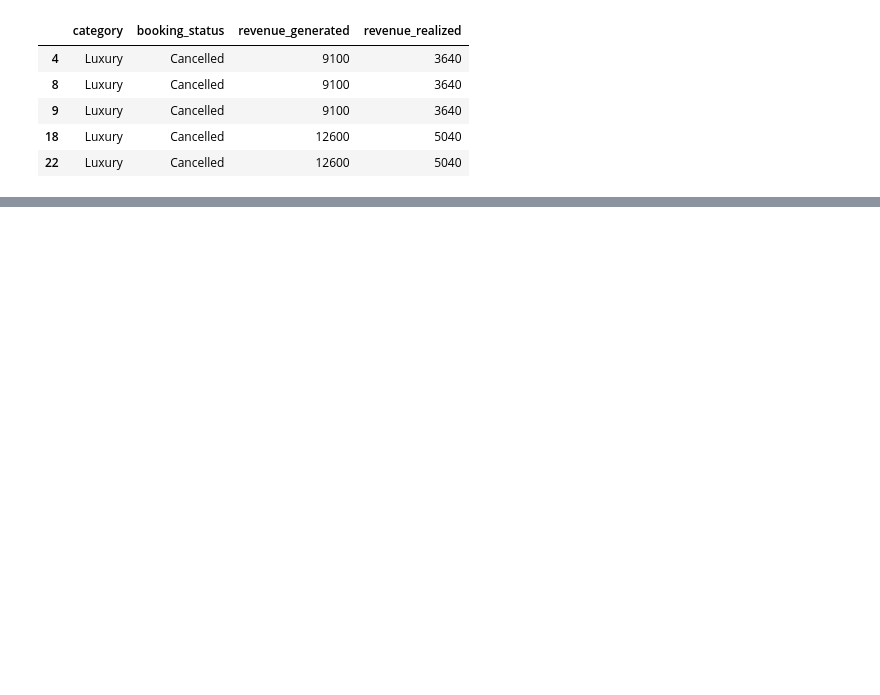
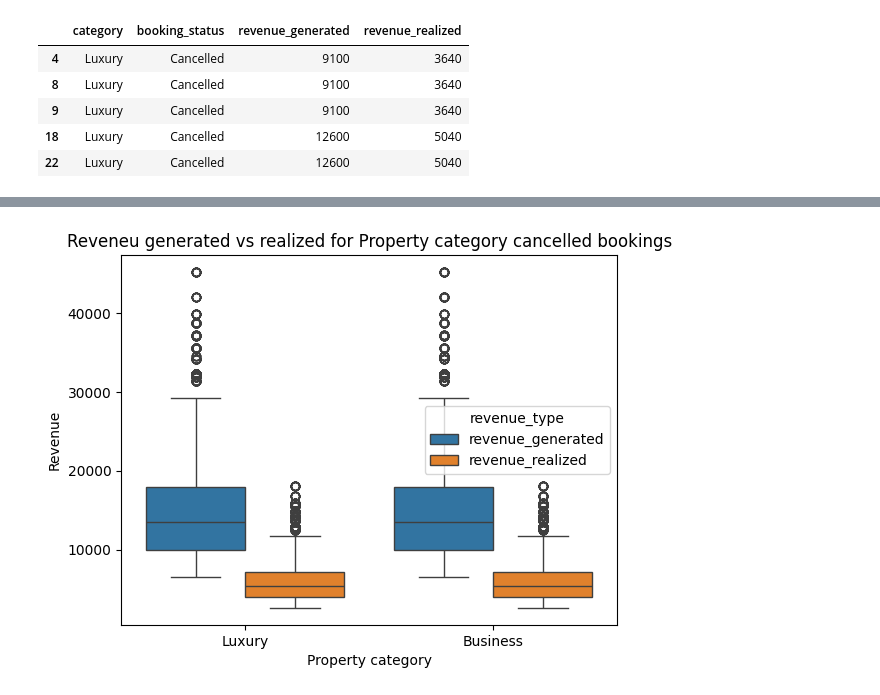
Before and after one commit to Bhuvi128/Hospitality-Revenue-Optimization-Data-analysis, a Jupyter notebook: Hospitality Revenue Optimzation.ipynb, the cells around one changed output, grey strips where cells are left out. Saved outputs shown, nothing was run; the diff lists cells and outputs as text; code cells hidden in the pictures; blank space fills up the shorter version.

```diff
--- a/Hospitality Revenue Optimzation.ipynb
+++ b/Hospitality Revenue Optimzation.ipynb
@@ -532,0 +552,10 @@ Name: count, dtype: int64
+# %%
+cancel_book_prop_mltd = cancelled_book_prop.melt(id_vars = 'category', value_vars = ['revenue_generated', 'revenue_realized'],
+                                                 var_name = 'revenue_type', value_name = 'revenue')
+sns.boxplot(data = cancel_book_prop_mltd, x = 'category', y = 'revenue', hue = 'revenue_type')
+plt.title("Reveneu generated vs realized for Property category cancelled bookings")
+plt.xlabel("Property category")
+plt.ylabel("Revenue")
+plt.show()
+# %% [output]
+[figure, added]
```
Also changed, not shown: parts of 14 cells of this notebook, 3 other files.
